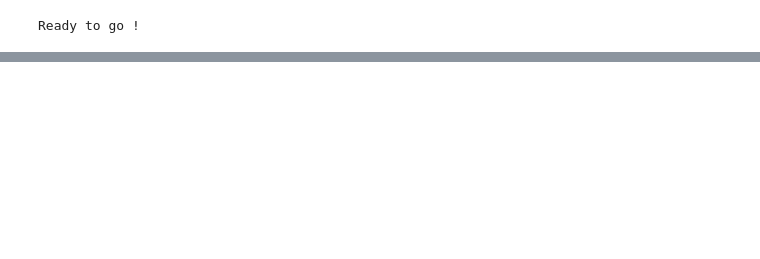
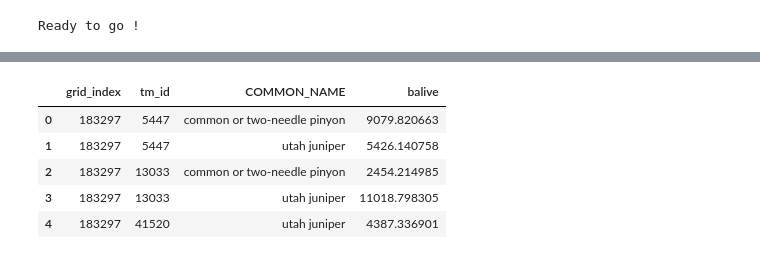
Before and after one commit to natshoff/aspen-fire-fork, a Jupyter notebook: Aim2/code/Python/04a_TreeMap_FIA.ipynb, the cells around one changed output, grey strips where cells are left out. Saved outputs shown, nothing was run; the diff lists cells and outputs as text; code cells hidden in the pictures; blank space fills up the shorter version.

```diff
--- a/Aim2/code/Python/04a_TreeMap_FIA.ipynb
+++ b/Aim2/code/Python/04a_TreeMap_FIA.ipynb
@@ -91,3 +139,25 @@ grid_trees.head()
+# %%
+# Calculate the live basal area for the tree table
+# force species name to lower case
+grid_trees['COMMON_NAME'] = grid_trees['COMMON_NAME'].str.lower()
+# subset to live trees, calculate basal area
+live_trees = grid_trees[grid_trees['STATUSCD'] == 1]
+live_trees['BA'] = np.pi * (live_trees['DIA'] / 2) ** 2  # Basal area in square feet
+live_trees['BA_sc'] = live_trees['BA'] * live_trees['TREE'] * live_trees['TPA_UNADJ'] # adjust based on tree counts
+ba_by_species = (
+    live_trees.groupby(['grid_index', 'tm_id', 'COMMON_NAME'])['BA_sc']
+    .sum()
+    .reset_index()
+    .rename(columns={'BA_sc': 'balive'})
+)
+ba_by_species.head()
+# %% [output]
+|  | grid_index | tm_id | COMMON_NAME | balive |
+| 0 | 183297 | 5447 | common or two-needle pinyon | 9079.820663 |
+| 1 | 183297 | 5447 | utah juniper | 5426.140758 |
+| 2 | 183297 | 13033 | common or two-needle pinyon | 2454.214985 |
+| 3 | 183297 | 13033 | utah juniper | 11018.798305 |
+| 4 | 183297 | 41520 | utah juniper | 4387.336901 |
 # %%
 # identify the dominant forest species for each "tm_id"
 spp_dominance = (
```
Also changed, not shown: parts of 13 cells of this notebook, 2 other files.
